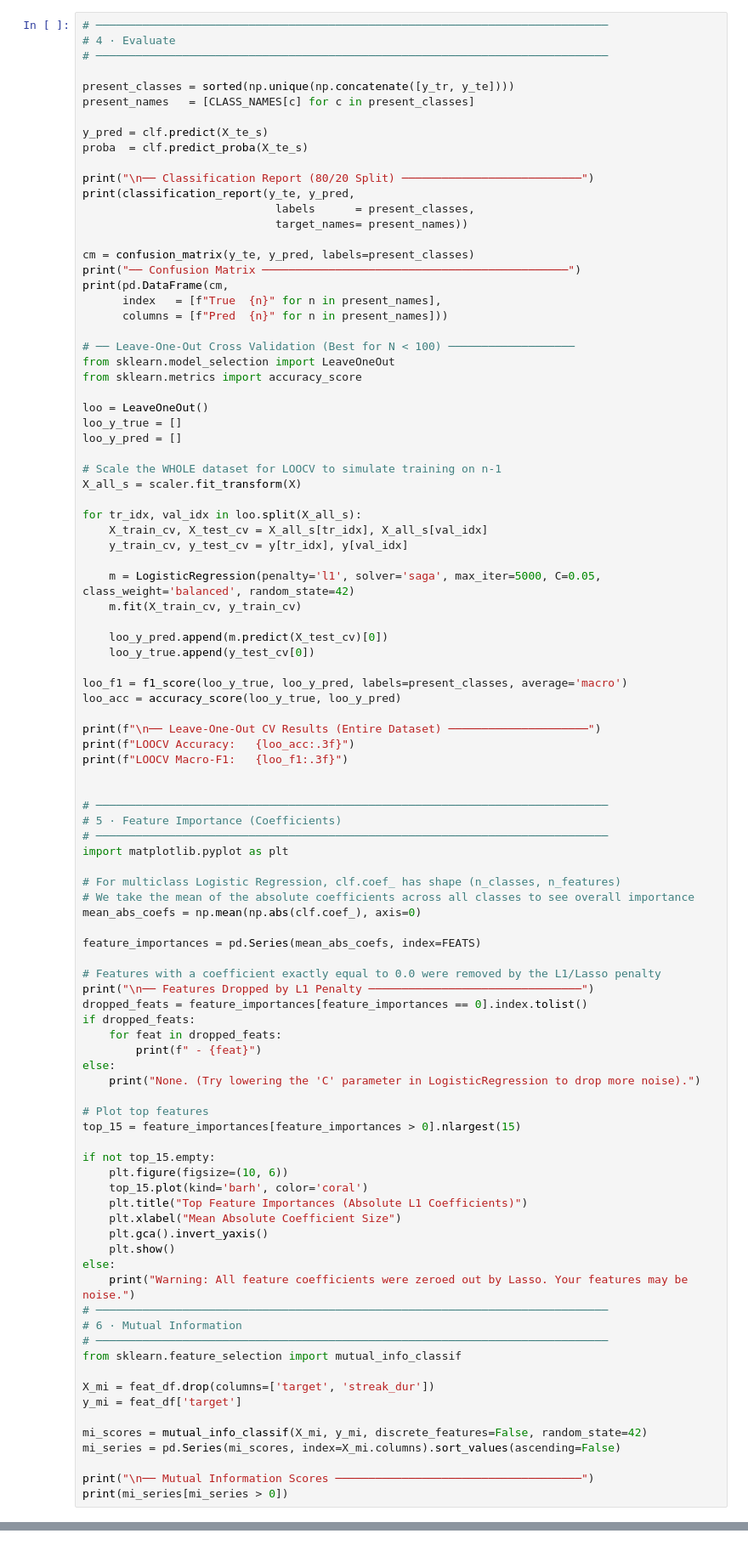
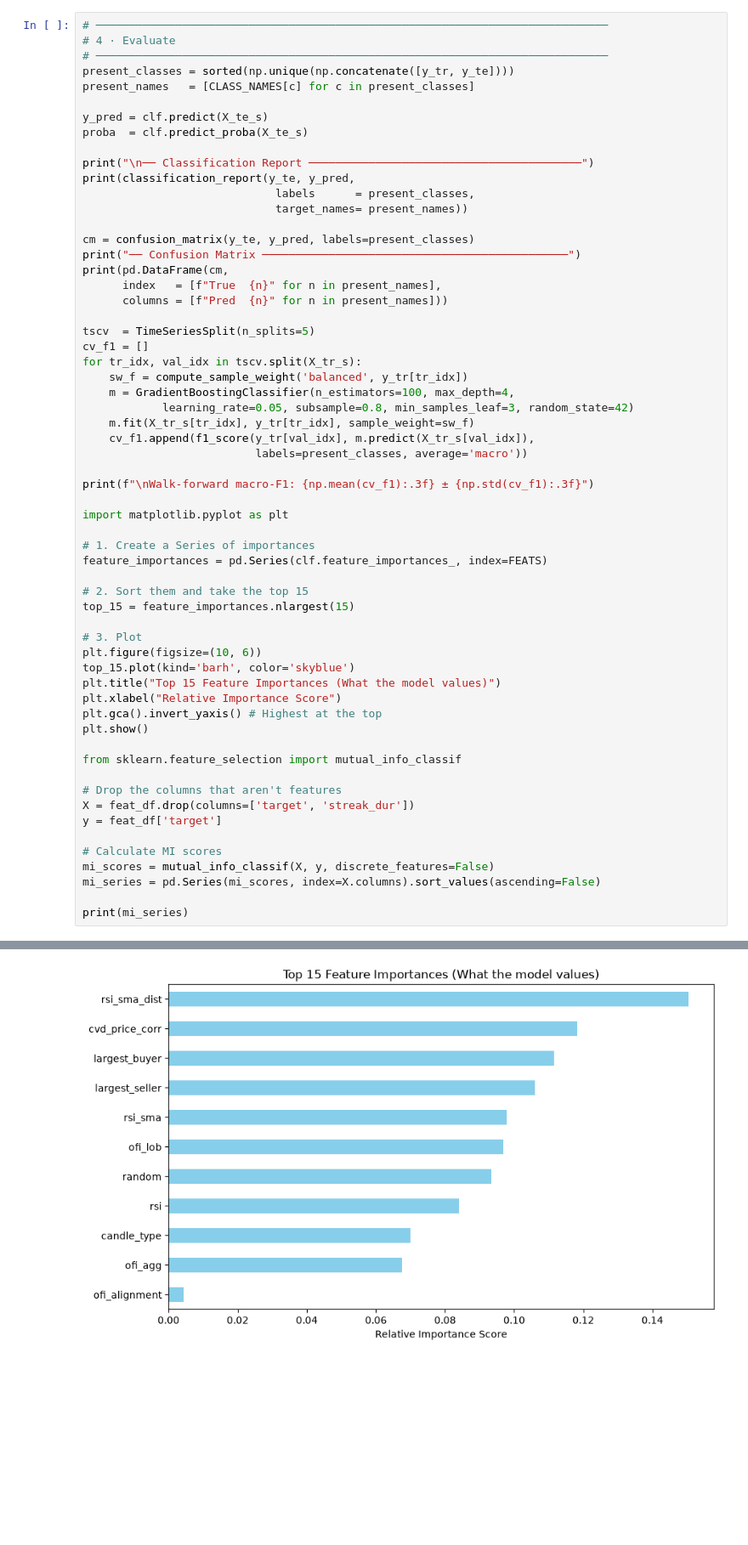
Before and after one commit to hmzk1422/OSADP-Infrastructure, a Jupyter notebook: research/approach_2.ipynb, the cells around one changed output, grey strips where cells are left out. Shown at 85% size. Cells and saved outputs as stored; diff of their text form; blank space fills up the shorter version.

```diff
--- a/research/approach_2.ipynb
+++ b/research/approach_2.ipynb
@@ -305,14 +307,13 @@ LogisticRegression(C=0.05, class_weight='balanced', max_iter=5000, penalty='l1',
 # ─────────────────────────────────────────────────────────────────────────────
 # 4 · Evaluate
 # ─────────────────────────────────────────────────────────────────────────────
-
 present_classes = sorted(np.unique(np.concatenate([y_tr, y_te])))
 present_names   = [CLASS_NAMES[c] for c in present_classes]
 
 y_pred = clf.predict(X_te_s)
 proba  = clf.predict_proba(X_te_s)
 
-print("\n── Classification Report (80/20 Split) ───────────────────────────")
+print("\n── Classification Report ─────────────────────────────────────────")
 print(classification_report(y_te, y_pred,
                              labels      = present_classes,
                              target_names= present_names))
@@ -323,78 +324,43 @@ print(pd.DataFrame(cm,
       index   = [f"True  {n}" for n in present_names],
       columns = [f"Pred  {n}" for n in present_names]))
 
-# ── Leave-One-Out Cross Validation (Best for N < 100) ───────────────────
-from sklearn.model_selection import LeaveOneOut
-from sklearn.metrics import accuracy_score
+tscv  = TimeSeriesSplit(n_splits=5)
+cv_f1 = []
+for tr_idx, val_idx in tscv.split(X_tr_s):
+    sw_f = compute_sample_weight('balanced', y_tr[tr_idx])
+    m = GradientBoostingClassifier(n_estimators=100, max_depth=4,
+            learning_rate=0.05, subsample=0.8, min_samples_leaf=3, random_state=42)
+    m.fit(X_tr_s[tr_idx], y_tr[tr_idx], sample_weight=sw_f)
+    cv_f1.append(f1_score(y_tr[val_idx], m.predict(X_tr_s[val_idx]),
+                          labels=present_classes, average='macro'))
 
-loo = LeaveOneOut()
-loo_y_true = []
-loo_y_pred = []
+print(f"\nWalk-forward macro-F1: {np.mean(cv_f1):.3f} ± {np.std(cv_f1):.3f}")
 
-# Scale the WHOLE dataset for LOOCV to simulate training on n-1
-X_all_s = scaler.fit_transform(X)
-
-for tr_idx, val_idx in loo.split(X_all_s):
-    X_train_cv, X_test_cv = X_all_s[tr_idx], X_all_s[val_idx]
-    y_train_cv, y_test_cv = y[tr_idx], y[val_idx]
-
-    m = LogisticRegression(penalty='l1', solver='saga', max_iter=5000, C=0.05, class_weight='balanced', random_state=42)
-    m.fit(X_train_cv, y_train_cv)
-
-    loo_y_pred.append(m.predict(X_test_cv)[0])
-    loo_y_true.append(y_test_cv[0])
-
-loo_f1 = f1_score(loo_y_true, loo_y_pred, labels=present_classes, average='macro')
-loo_acc = accuracy_score(loo_y_true, loo_y_pred)
-
-print(f"\n── Leave-One-Out CV Results (Entire Dataset) ─────────────────────")
-print(f"LOOCV Accuracy:   {loo_acc:.3f}")
-print(f"LOOCV Macro-F1:   {loo_f1:.3f}")
-
-
-# ─────────────────────────────────────────────────────────────────────────────
-# 5 · Feature Importance (Coefficients)
-# ─────────────────────────────────────────────────────────────────────────────
 import matplotlib.pyplot as plt
 
-# For multiclass Logistic Regression, clf.coef_ has shape (n_classes, n_features)
-# We take the mean of the absolute coefficients across all classes to see overall importance
-mean_abs_coefs = np.mean(np.abs(clf.coef_), axis=0)
+# 1. Create a Series of importances
+feature_importances = pd.Series(clf.feature_importances_, index=FEATS)
 
-feature_importances = pd.Series(mean_abs_coefs, index=FEATS)
+# 2. Sort them and take the top 15
+top_15 = feature_importances.nlargest(15)
 
-# Features with a coefficient exactly equal to 0.0 were removed by the L1/Lasso penalty
-print("\n── Features Dropped by L1 Penalty ────────────────────────────────")
-dropped_feats = feature_importances[feature_importances == 0].index.tolist()
-if dropped_feats:
-    for feat in dropped_feats:
-        print(f" - {feat}")
-else:
-    print("None. (Try lowering the 'C' parameter in LogisticRegression to drop more noise).")
+# 3. Plot
+plt.figure(figsize=(10, 6))
+top_15.plot(kind='barh', color='skyblue')
+plt.title("Top 15 Feature Importances (What the model values)")
+plt.xlabel("Relative Importance Score")
+plt.gca().invert_yaxis() # Highest at the top
+plt.show()
 
-# Plot top features
-top_15 = feature_importances[feature_importances > 0].nlargest(15)
-
-if not top_15.empty:
-    plt.figure(figsize=(10, 6))
-    top_15.plot(kind='barh', color='coral')
-    plt.title("Top Feature Importances (Absolute L1 Coefficients)")
-    plt.xlabel("Mean Absolute Coefficient Size")
-    plt.gca().invert_yaxis()
-    plt.show()
-else:
-    print("Warning: All feature coefficients were zeroed out by Lasso. Your features may be noise.")
-# ─────────────────────────────────────────────────────────────────────────────
-# 6 · Mutual Information
-# ─────────────────────────────────────────────────────────────────────────────
 from sklearn.feature_selection import mutual_info_classif
 
-X_mi = feat_df.drop(columns=['target', 'streak_dur'])
-y_mi = feat_df['target']
+# Drop the columns that aren't features
+X = feat_df.drop(columns=['target', 'streak_dur'])
+y = feat_df['target']
 
-mi_scores = mutual_info_classif(X_mi, y_mi, discrete_features=False, random_state=42)
-mi_series = pd.Series(mi_scores, index=X_mi.columns).sort_values(ascending=False)
+# Calculate MI scores
+mi_scores = mutual_info_classif(X, y, discrete_features=False)
+mi_series = pd.Series(mi_scores, index=X.columns).sort_values(ascending=False)
 
-print("\n── Mutual Information Scores ─────────────────────────────────────")
-print(mi_series[mi_series > 0])
+print(mi_series)
 # %% [output]
@@ -417,0 +385 @@ dtype: float64
+[figure, added]
```
Also changed, not shown: parts of 4 cells of this notebook, 5 other files.
